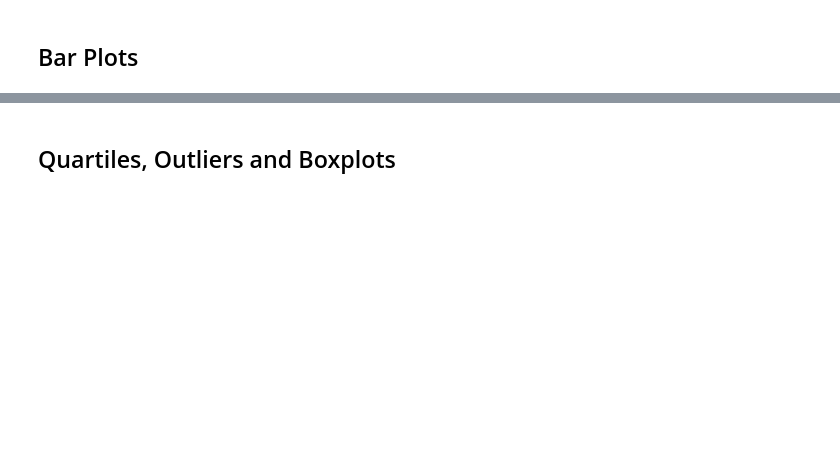
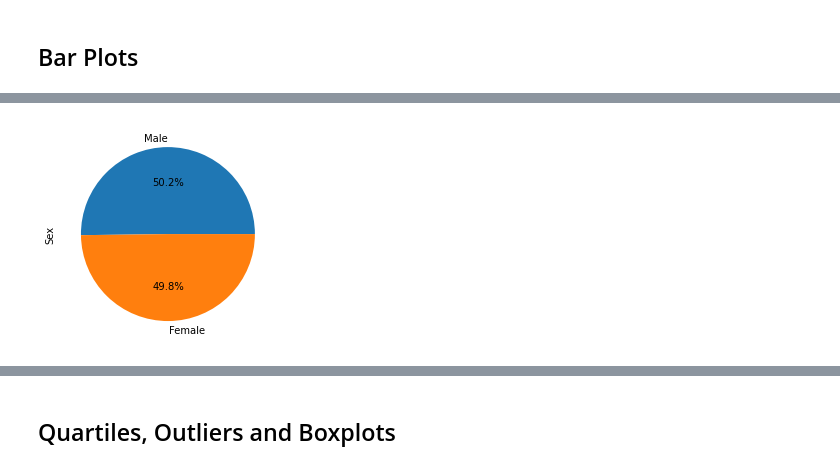
Before and after one commit to taftap8/matplotlib_challenge, a Jupyter notebook: Pymaceuticals/pymaceuticals_APT.ipynb, the cells around one changed output, grey strips where cells are left out. Drawn from its saved outputs; the diff is of its cells as text; code cells hidden in the pictures; blank space fills up the shorter version.

```diff
--- a/Pymaceuticals/pymaceuticals_APT.ipynb
+++ b/Pymaceuticals/pymaceuticals_APT.ipynb
@@ -118,2 +191,6 @@ CleanMouse_df["Mouse ID"].count()
 # %%
 # Generate a pie plot showing the distribution of female versus male mice using pandas
+
+Mouse_Pie = mouse_metadata.Sex.value_counts().plot(kind = 'pie', autopct='%1.1f%%')
+# %% [output]
+[figure, added]
```
Also changed, not shown: parts of 19 cells of this notebook.
